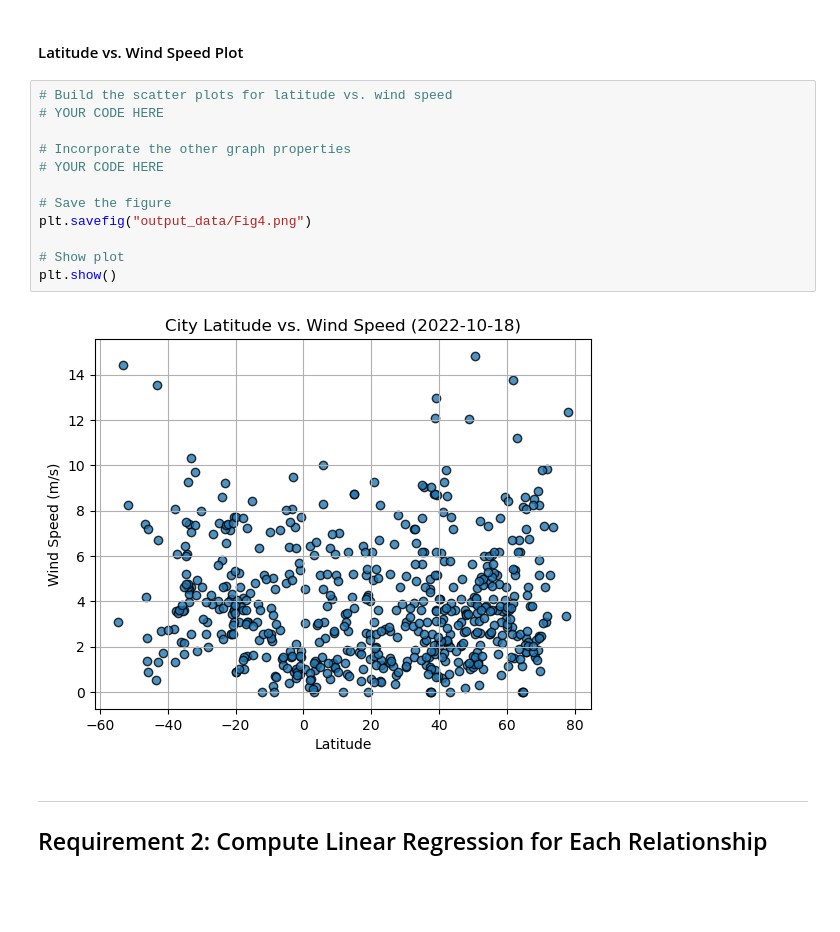
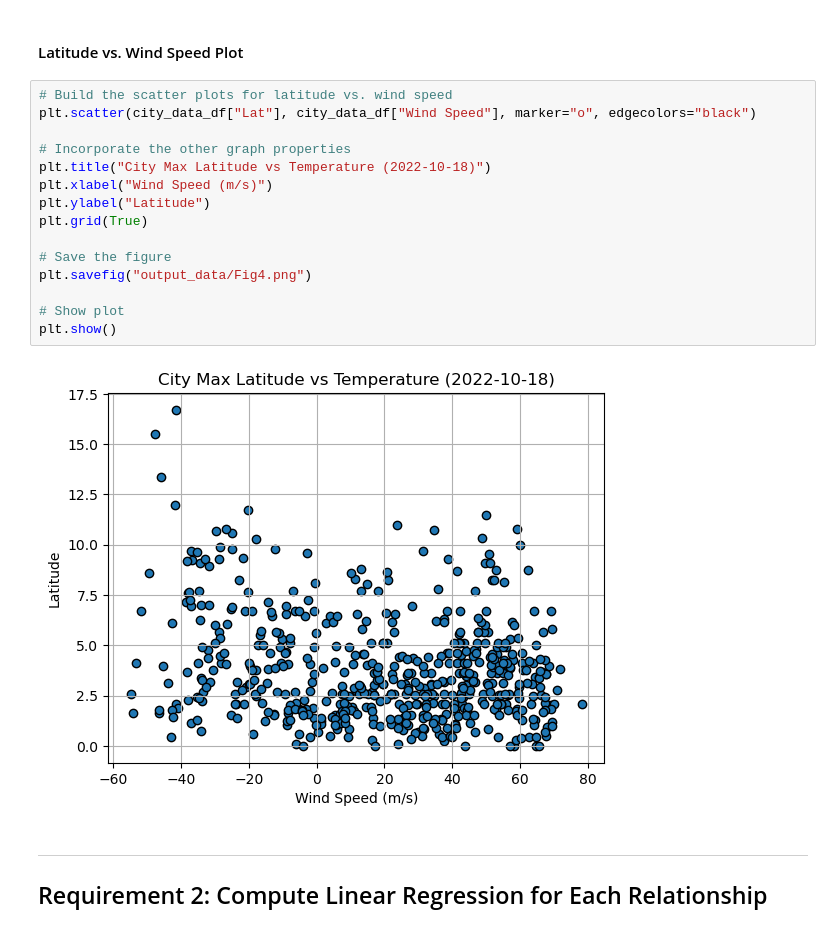
Before and after one commit to patriciayoung/Weather-Trends-Near-Equator-API, a Jupyter notebook: WeatherPy/WeatherPy.ipynb, the cells around one changed output. Drawn from its saved outputs; the diff is of its cells as text; blank space fills up the shorter version.

```diff
--- a/WeatherPy/WeatherPy.ipynb
+++ b/WeatherPy/WeatherPy.ipynb
@@ -222,18 +248,21 @@ plt.show()
 #### Latitude vs. Wind Speed Plot
 # %%
 # Build the scatter plots for latitude vs. wind speed
-# YOUR CODE HERE
+plt.scatter(city_data_df["Lat"], city_data_df["Wind Speed"], marker="o", edgecolors="black")
 
 # Incorporate the other graph properties
-# YOUR CODE HERE
+plt.title("City Max Latitude vs Temperature (2022-10-18)")
+plt.xlabel("Wind Speed (m/s)")
+plt.ylabel("Latitude")
+plt.grid(True)
 
 # Save the figure
 plt.savefig("output_data/Fig4.png")
 
 # Show plot
 plt.show()
 # %% [output]
-[figure, old version]
+[figure, new version]
 # %% [markdown]
 ---
 
```
Also changed, not shown: parts of 8 cells of this notebook, 13 other files.
